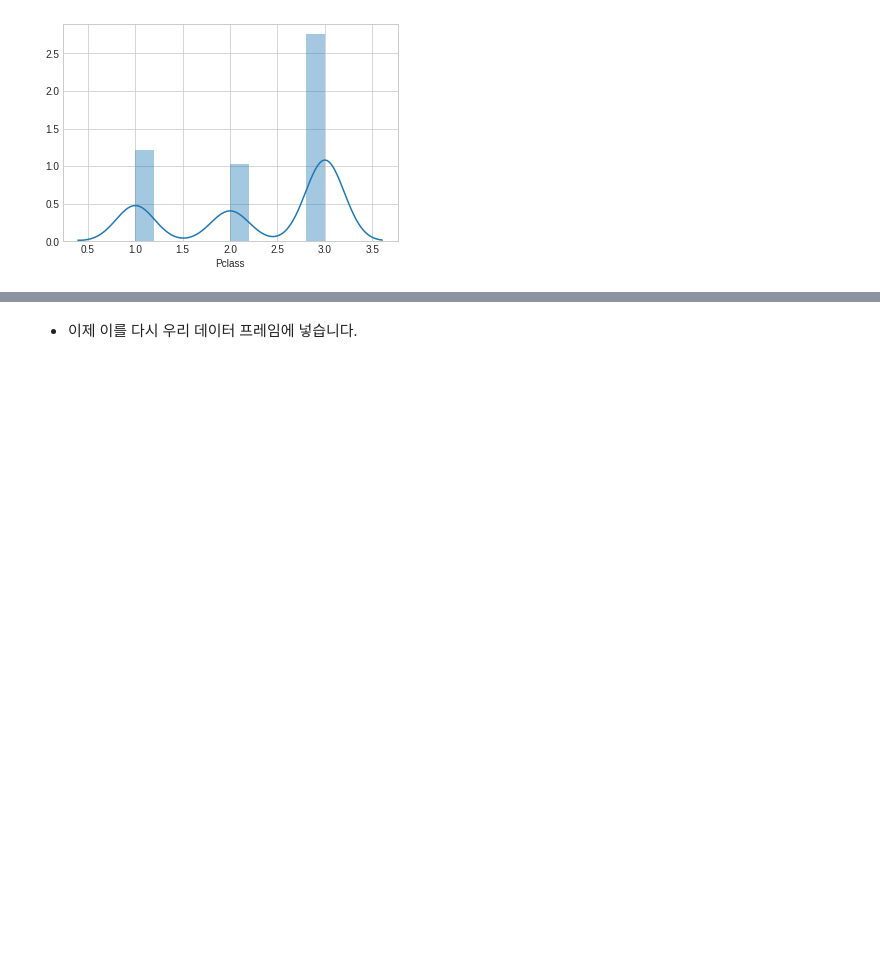
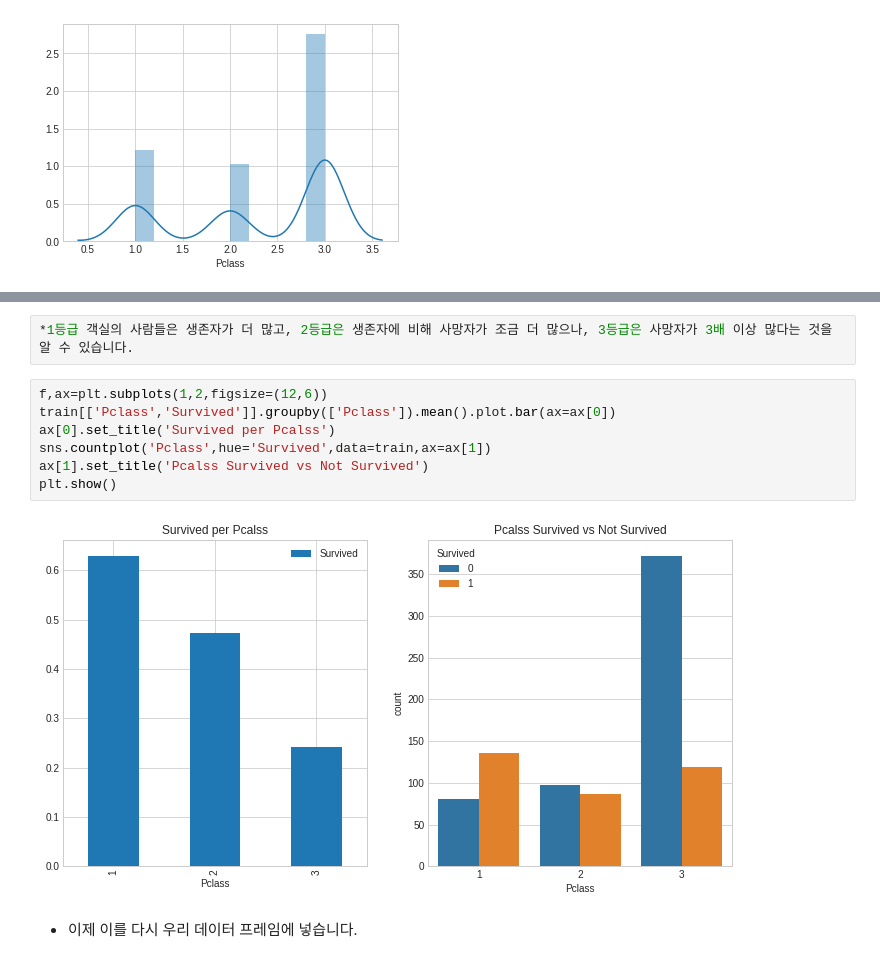
Before and after one commit to joshuajhchoi/ai2learn, a Jupyter notebook: 파이썬_처음하는_분들을_위한_8시간_만에_이해하는_머신_러닝_기초_수업_(10)_Kaggle_Titanic_입문하기.ipynb, the cells around one changed output, grey strips where cells are left out. Saved outputs shown, nothing was run; the diff lists cells and outputs as text; blank space fills up the shorter version.

```diff
--- a/파이썬_처음하는_분들을_위한_8시간_만에_이해하는_머신_러닝_기초_수업_(10)_Kaggle_Titanic_입문하기.ipynb
+++ b/파이썬_처음하는_분들을_위한_8시간_만에_이해하는_머신_러닝_기초_수업_(10)_Kaggle_Titanic_입문하기.ipynb
@@ -327,3 +373,14 @@ sns.distplot(train.Pclass)
+# %%
+*1등급 객실의 사람들은 생존자가 더 많고, 2등급은 생존자에 비해 사망자가 조금 더 많으나, 3등급은 사망자가 3배 이상 많다는 것을 알 수 있습니다.
+# %%
+f,ax=plt.subplots(1,2,figsize=(12,6))
+train[['Pclass','Survived']].groupby(['Pclass']).mean().plot.bar(ax=ax[0])
+ax[0].set_title('Survived per Pcalss')
+sns.countplot('Pclass',hue='Survived',data=train,ax=ax[1])
+ax[1].set_title('Pcalss Survived vs Not Survived')
+plt.show()
+# %% [output]
+[figure, added]
 # %% [markdown]
 * 이제 이를 다시 우리 데이터 프레임에 넣습니다.
 # %%
```
Also changed, not shown: parts of 8 cells of this notebook.
